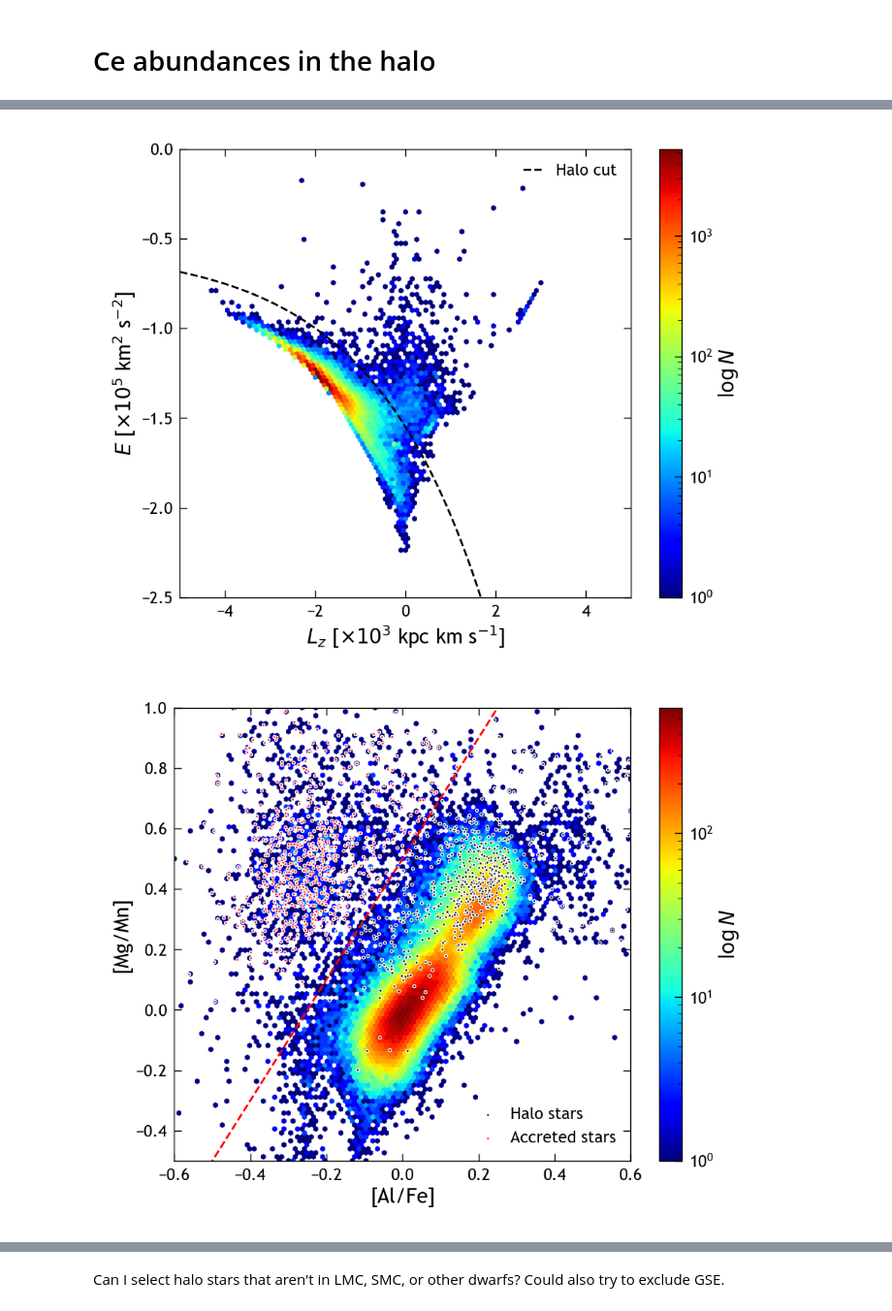
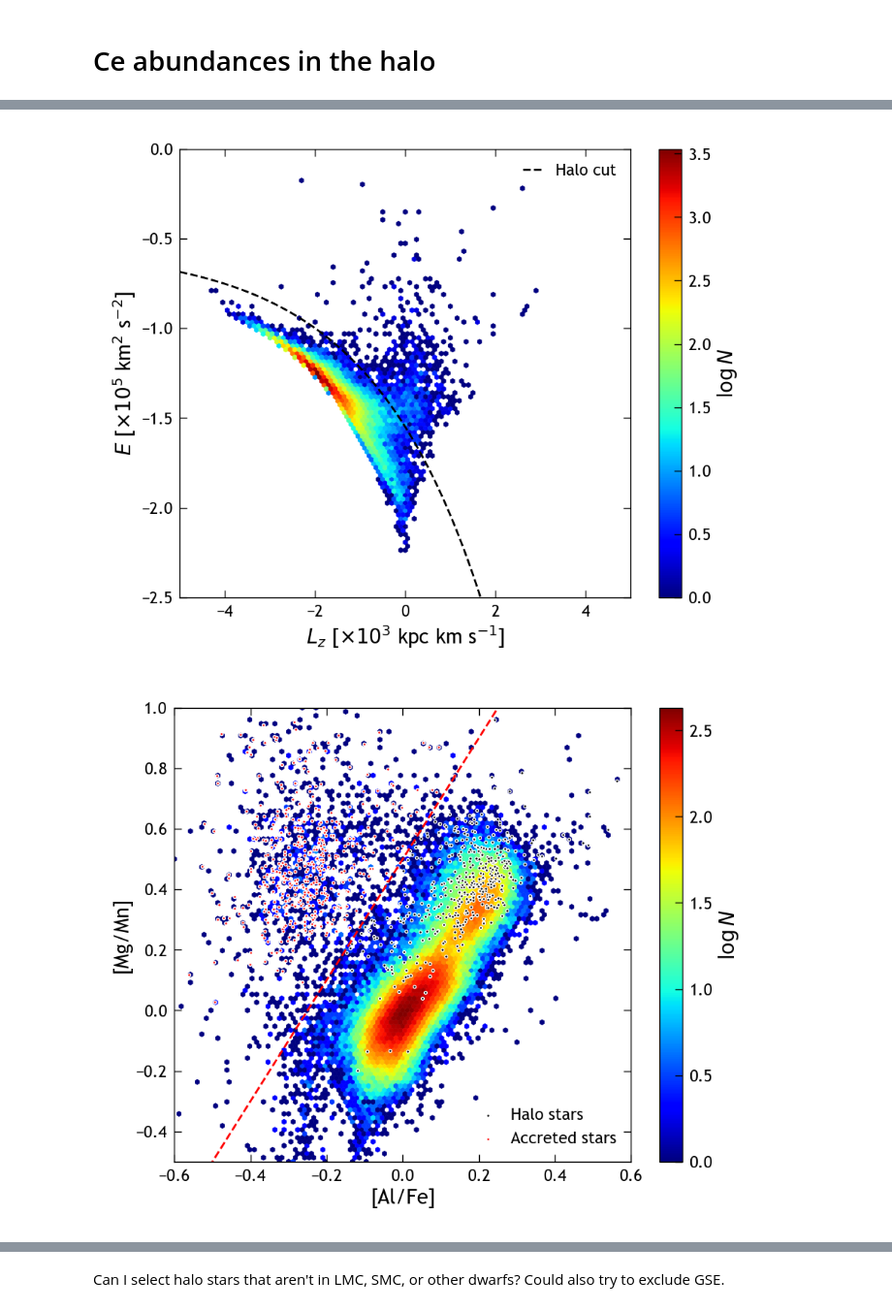
Before and after one commit to lodubay/chemical-clocks, a Jupyter notebook: src/scripts/halo.ipynb, the cells around one changed output, grey strips where cells are left out. Shown at 97% size. Drawn from its saved outputs; the diff is of its cells as text; code cells hidden in the pictures.

```diff
--- a/src/scripts/halo.ipynb
+++ b/src/scripts/halo.ipynb
@@ -49,17 +49,19 @@ mwm_rgb['mg_mn'], mwm_rgb['e_mg_mn'] = abundance_ratio(mwm_rgb, 'mg', 'mn')
 mwm_rgb['al_fe'], mwm_rgb['e_al_fe'] = abundance_ratio(mwm_rgb, 'al', 'fe')
 # %%
 fig, ax = plt.subplots(figsize=(5, 4))
+
+logsum = lambda x: np.log10(np.sum(x))
 
 kwargs = dict(gridsize=100, cmap='jet', linewidths=0.2, extent=[-5, 5, -2.5, 0.])
 pcm = ax.hexbin(
     mwm_rgb['Lz']/1e3, mwm_rgb['E']/1e5,
     C=np.ones(mwm_rgb.shape[0]),
-    reduce_C_function=np.sum,
-    norm=LogNorm(),
+    reduce_C_function=logsum,
     **kwargs
 )
 fig.colorbar(pcm, ax=ax, label=r'$\log N$')
 
+# Arbitrary cut - find a better one in the literature
 def halo_ELz_cut(Lz):
     # return -0.035*(Lz + 5)**2 - 0.7
     return -0.55 - np.exp(Lz / 2.5)
@@ -75,43 +77,43 @@ ax.legend()
 
 plt.show()
 # %% [output]
-[figure, old version]
+[figure, new version]
 # %%
+mwm_halo = mwm_rgb[mwm_rgb['E']/1e5 > halo_ELz_cut(mwm_rgb['Lz']/1e3)]
+mwm_disk = mwm_rgb[mwm_rgb['E']/1e5 < halo_ELz_cut(mwm_rgb['Lz']/1e3)]
+
 fig, ax = plt.subplots(figsize=(5, 4))
 
 kwargs = dict(gridsize=100, cmap='jet', linewidths=0.2, extent=[-0.6, 0.6, -0.5, 1])
 pcm = ax.hexbin(
     mwm_rgb['al_fe'], mwm_rgb['mg_mn'],
     C=np.ones(mwm_rgb.shape[0]),
-    reduce_C_function=np.sum,
-    norm=LogNorm(),
+    reduce_C_function=logsum,
     **kwargs
 )
 fig.colorbar(pcm, ax=ax, label=r'$\log N$')
 
-mwm_halo = mwm_rgb[mwm_rgb['E']/1e5 > halo_ELz_cut(mwm_rgb['Lz']/1e3)]
-mwm_disk = mwm_rgb[mwm_rgb['E']/1e5 < halo_ELz_cut(mwm_rgb['Lz']/1e3)]
 ax.scatter(mwm_halo['al_fe'], mwm_halo['mg_mn'], rasterized=True, edgecolors='w', linewidths=0.5, s=2, c='k', label='Halo stars')
 
 def accreted_boundary(alfe):
     return 0.5 + 2*alfe
 
 alfe_arr = np.arange(-0.6, 0.5, 0.1)
 ax.plot(alfe_arr, accreted_boundary(alfe_arr), 'r--')
 
 mwm_accreted = mwm_halo[mwm_halo['mg_mn'] > accreted_boundary(mwm_halo['al_fe'])]
 mwm_halo_in_situ = mwm_halo[mwm_halo['mg_mn'] < accreted_boundary(mwm_halo['al_fe'])]
 ax.scatter(mwm_accreted['al_fe'], mwm_accreted['mg_mn'], rasterized=True, edgecolors='w', linewidths=0.5, s=2, c='r', label='Accreted stars')
 
 ax.set_xlabel('[Al/Fe]')
 ax.set_ylabel('[Mg/Mn]')
 ax.set_xlim(kwargs['extent'][:2])
 ax.set_ylim(kwargs['extent'][2:])
 ax.legend()
 
 plt.show()
 # %% [output]
-[figure, old version]
+[figure, new version]
 # %%
 mg_coeffs = [0.38, 0.58, -5.17, 1.116]
 fe_coeffs = [-1.88, 0.44, -1.91, 0.273]
```
Also changed, not shown: parts of 7 cells of this notebook.
